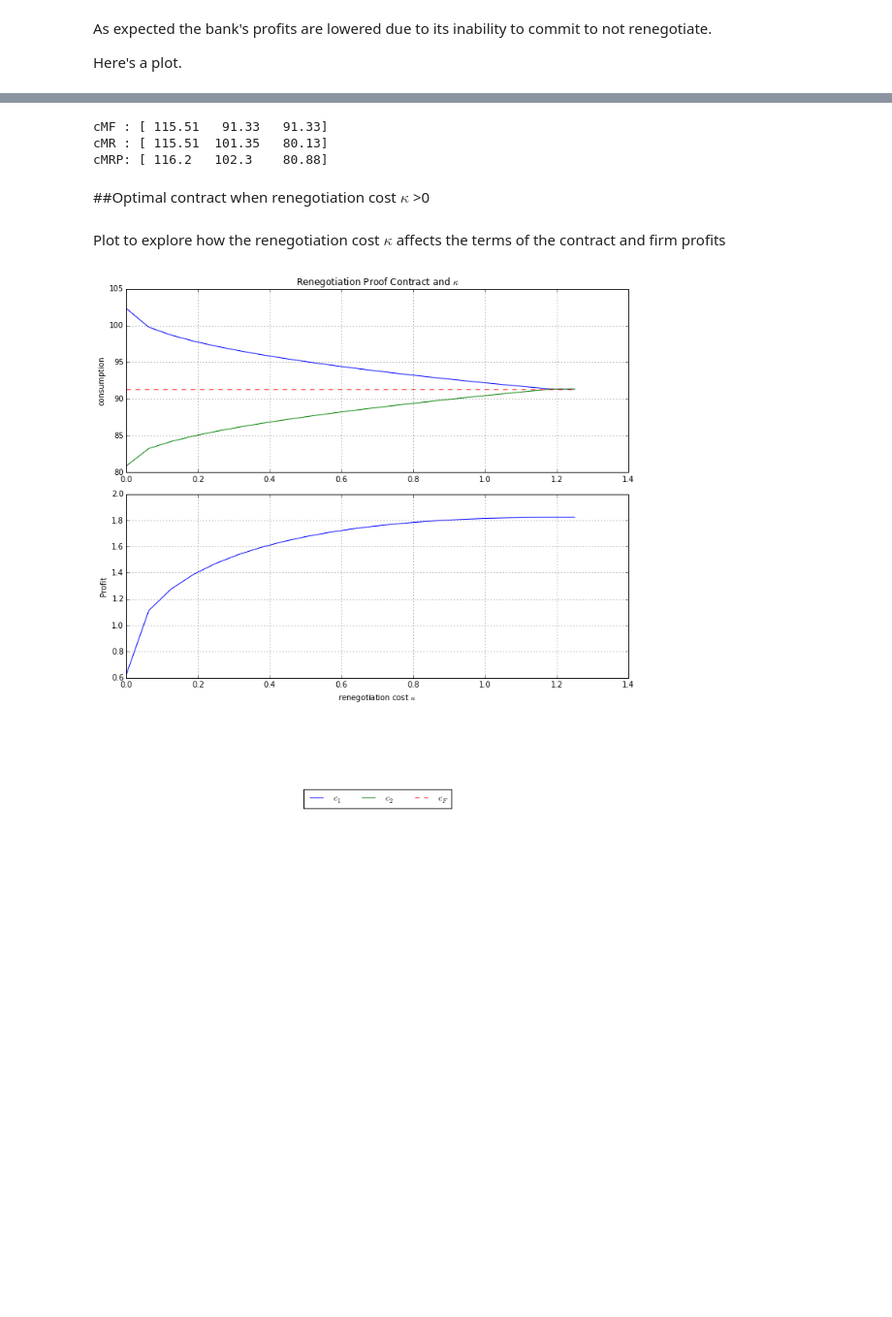
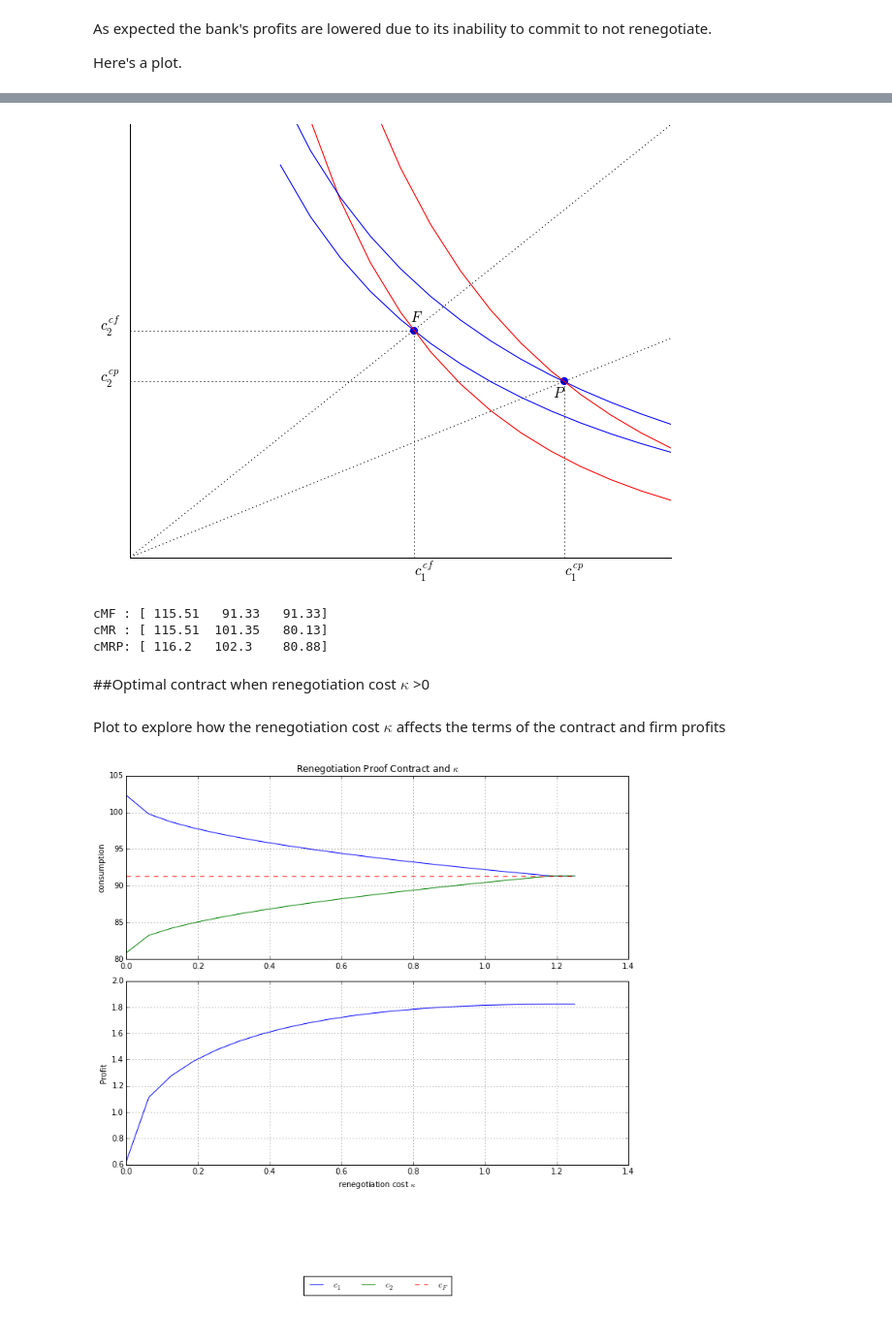
Before and after one commit to jhconning/renegotiation, a Jupyter notebook: py/competitive.ipynb, the cells around one changed output, grey strips where cells are left out. Shown at 97% size. Saved outputs shown, nothing was run; the diff lists cells and outputs as text; code cells hidden in the pictures; blank space fills up the shorter version.

Commit message:
cCRP fixes (cCRP still suspect) rewrote no-reneg constraints to focus on util gain.. Better but still odd results..

```diff
--- a/py/competitive.ipynb
+++ b/py/competitive.ipynb
@@ -116,8 +116,8 @@ The first constraint is the period 0 self's participation constraint and the sec
 # %% [markdown]
 Let's create an object instance which we will call cM, printout the parameters associated with this instance and then run a few checks to make sure the cM.reneg function works right:
 # %%
-cC = Contract.Competitive(beta = 0.75)
-cC.rho = 0.95
+cC = Contract.Competitive(beta = 0.6)
+cC.rho = 0.75
 cC.y = [60,120,120]
 cC.print_params()
 # %% [output]
@@ -140,0 +131,7 @@ cCR: [ 121.09  102.9    76.01], sum: 300.0,    c0/avg: 121.1%, c1/avg: 102.9%
+# %%
+# Let's find reneg-proof contract for pure profit with zero reneg. cost
+cCF=cC.fcommit()
+cC.kappa =0
+cCR = cC.reneg(cCF)
+cC.guess = cCR
+cCRP = cC.reneg_proof().x
@@ -204,3 +228,62 @@ NameError: name 'cCRP' is not defined
+# %%
+c1min, c1max = np.min(cCR)*0.6, np.max(cC.y)
+c1min = 0
+c1max = 160
+c1 = np.arange(0,c1max,c1max/20)
+c1_ = np.arange(40,c1max,c1max/20)
+y=cC.y
+#cCRP = cCRPa
+#indifference curves functions
+ubar0 = cC.PVU(cCF[1:3], 1.0)
+idc0 = cC.indif(ubar0, 1.0)
+ubar1 = cC.PVU(cCF[1:3],cC.beta)
+idc1 = cC.indif(ubar1,cC.beta)
+ubar0RP = cC.PVU(cCRP[1:3], 1.0)
+idc0RP = cC.indif(ubar0RP,1.0)
+ubar1RP = cC.PVU(cCRP[1:3], cC.beta)
+idc1RP = cC.indif(ubar1RP,cC.beta)
+
+
+fig, ax = plt.subplots()
+# trick to display contract points and coordinate lines http://bit.ly/1CaTMDX
+xx = [cCF[1], cCRP[1]]
+yy = [cCF[2], cCRP[2]]
+plt.scatter(xx,yy, s=50, marker='o',color='b')
+[plt.plot([dot_x, dot_x] ,[0, dot_y],':',linewidth = 1,color='black' ) for dot_x, dot_y in zip(xx,yy) ]
+[plt.plot([0, dot_x] ,[dot_y, dot_y],':',linewidth = 1,color='black' ) for dot_x, dot_y in zip(xx,yy) ]
+
+# indifference curves
+plt.plot(c1_,idc0(c1_),color='blue')
+plt.plot(c1_,idc1(c1_),color='red')
+plt.plot(c1_,idc0RP(c1_),color='blue')
+plt.plot(c1_,idc1RP(c1_),color='red')
+# rays
+plt.plot(c1, c1,':',color='black')
+plt.plot(c1, cC.beta**(1/cC.rho)*c1,':',color='black')
+# isoprofit line(s)
+#isoprofline = cC.isoprofit(cC.profit(cMF,cC.y)-(y[0]-cCF[0]), y)
+#plt.plot(c1,  isoprofline(c1),':' )
+
+ax.spines['right'].set_color('none'), ax.spines['top'].set_color('none')
+plt.ylim((c1min, c1max*0.9)), plt.xlim((c1min, c1max*0.9))
+ax.xaxis.tick_bottom(),ax.yaxis.tick_left()
+plt.xlabel('$c_{1}$'); plt.ylabel('$c_{2}$')
+
+# label the points
+ax.text(cCF[1]-1, cCF[2]+3, r'$F$', fontsize=15)
+ax.text(cCRP[1]-3, cCRP[2]-5, r'$P$', fontsize=15)
+ax.text(cCRP[1], -6, r'$c^{cp}_{1}$', fontsize=15)
+ax.text(-8, cCRP[2], r'$c^{cp}_{2}$', fontsize=15)
+ax.text(cCF[1], -6, r'$c^{cf}_{1}$', fontsize=15)
+ax.text(-8, cCF[2], r'$c^{cf}_{2}$', fontsize=15)
+
+#turn off the axis numbers
+ax.axes.get_xaxis().set_visible(False)
+ax.axes.get_yaxis().set_visible(False)
+plt.savefig('figs\MonopolyFig.pdf', format='pdf')
+plt.show()
+# %% [output]
+[figure, added]
 # %%
 # isoprofit lines could be plotted like so
 # isop  = cM.isoprofit( 0.0, cM.y)   # returns a function of c1
```
Also changed, not shown: parts of 12 cells of this notebook, 2 other files.
